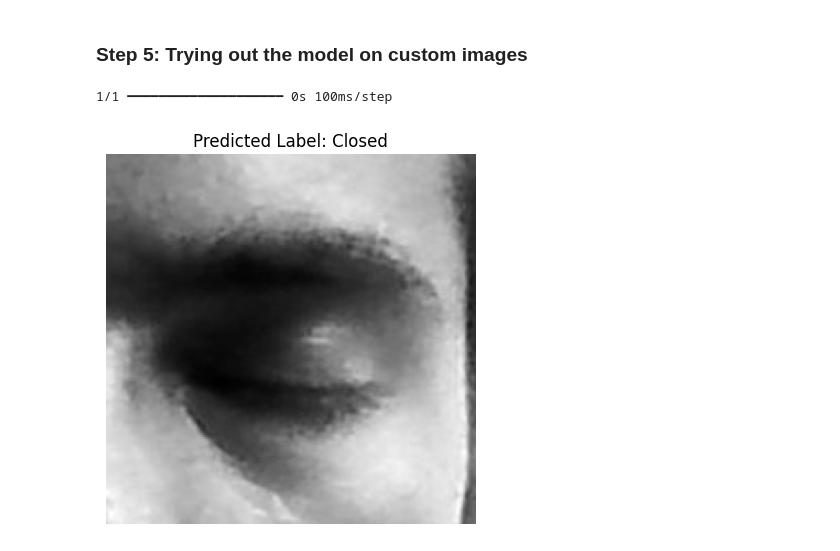
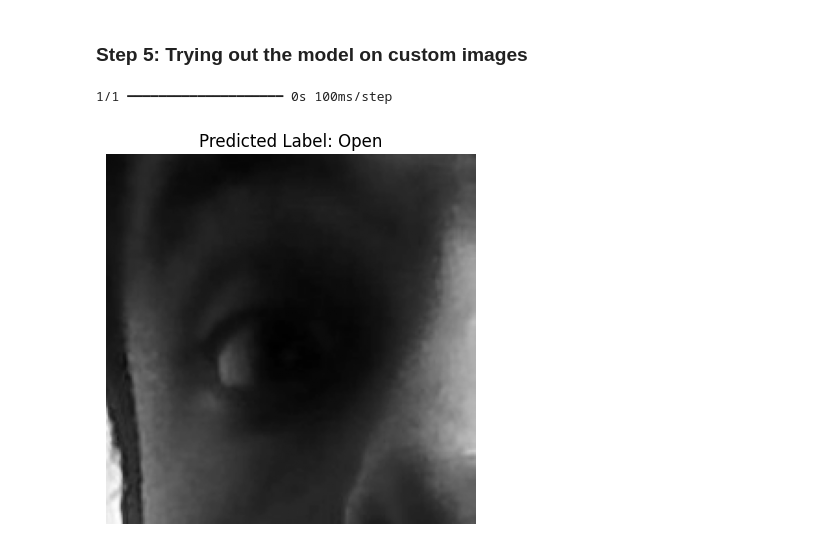
Before and after one commit to Toushi8sushi/CNN-Project---Driver-Drowsiness-Detection, a Jupyter notebook: driver_drowsiness_CNN.ipynb, the cells around one changed output. Cells and saved outputs as stored; diff of their text form; code cells hidden in the pictures.

```diff
--- a/driver_drowsiness_CNN.ipynb
+++ b/driver_drowsiness_CNN.ipynb
@@ -109,11 +109,14 @@ from tensorflow.keras import layers,models
 model = models.Sequential()
 
 model.add(layers.Conv2D(64,(3,3), activation='relu', padding='same', input_shape=(200, 200, 1)))
+model.add(layers.Conv2D(64,(3,3), activation='relu', padding='same',))
 model.add(layers.MaxPooling2D((2,2)))
 
 model.add(layers.Conv2D(32,(3,3), activation='relu', padding='same',))
+model.add(layers.Conv2D(32,(3,3), activation='relu', padding='same',))
 model.add(layers.MaxPooling2D((2,2)))
 
+
 model.add(layers.Conv2D(32,(3,3), activation='relu', padding='same',))
 # %%
 model.summary()
@@ -351,14 +358,12 @@ def predict_output(image_input):
 # %%
 from PIL import Image
 
-#as image generated from ms paint has a white background
-
-img = Image.open("T:\TOSHITH\PROGRAMMING\CNN-Project---Driver-Drowsiness-Detection\support_files\closed_eye.jpg").convert("L")  # grayscale
-img = Image.open("my_right_eye.jpg").convert("L")
-img = Image.open("my_left_eye.jpg").convert("L")
+img = Image.open("T:\TOSHITH\PROGRAMMING\CNN-Project---Driver-Drowsiness-Detection\support_files\my_left_eye.jpg").convert("L")  # grayscale
+"""img = Image.open("my_right_eye.jpg").convert("L")
+img = Image.open("my_left_eye.jpg").convert("L")"""
 
 image_input=np.array(img)
 predict_output(image_input)
 # %% [output]
 1/1 ━━━━━━━━━━━━━━━━━━━━ 0s 100ms/step
-[figure, old version]
+[figure, new version]
```
Also changed, not shown: parts of 11 cells of this notebook, 11 other files.
